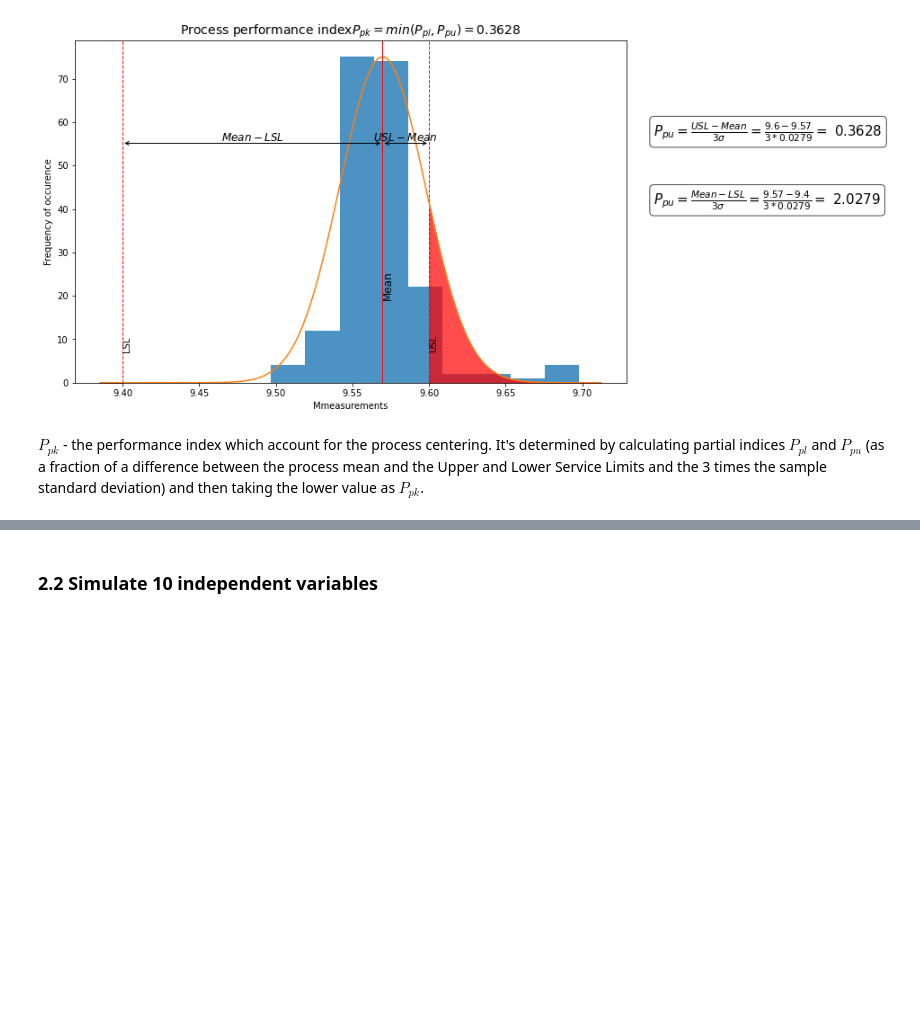
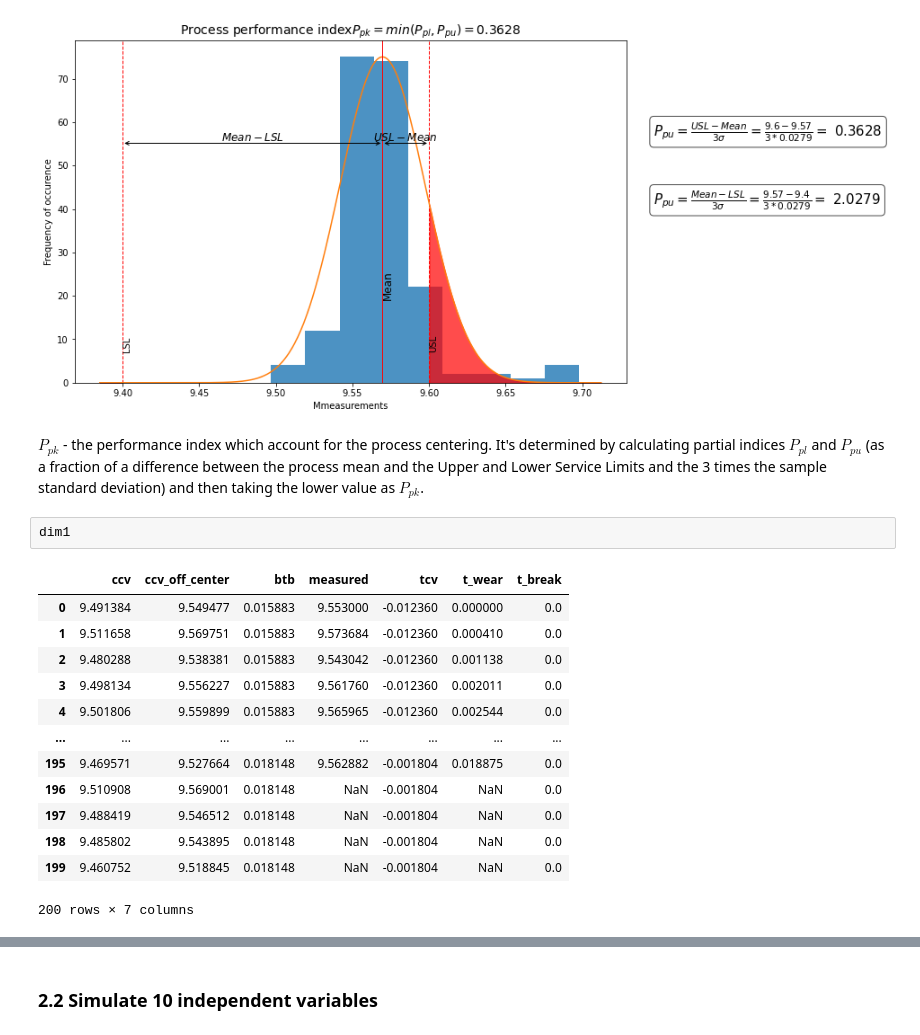
Before and after one commit to przemekbil/PfDA_2021_project, a Jupyter notebook: Project.ipynb, the cells around one changed output, grey strips where cells are left out. Cells and saved outputs as stored; diff of their text form; blank space fills up the shorter version.

```diff
--- a/Project.ipynb
+++ b/Project.ipynb
@@ -412,6 +412,22 @@ plt.show()
 [figure]
 # %% [markdown]
 $P_{pk}$ - the performance index which account for the process centering. It's determined by calculating partial indices $P_{pl}$ and $P_{pu}$ (as a fraction of a difference between the process mean and the Upper and Lower Service Limits and the 3 times the sample standard deviation) and then taking the lower value as $P_{pk}$.
+# %%
+dim1
+# %% [output]
+|  | ccv | ccv_off_center | btb | measured | tcv | t_wear | t_break |
+| 0 | 9.491384 | 9.549477 | 0.015883 | 9.553000 | -0.012360 | 0.000000 | 0.0 |
+| 1 | 9.511658 | 9.569751 | 0.015883 | 9.573684 | -0.012360 | 0.000410 | 0.0 |
+| 2 | 9.480288 | 9.538381 | 0.015883 | 9.543042 | -0.012360 | 0.001138 | 0.0 |
+| 3 | 9.498134 | 9.556227 | 0.015883 | 9.561760 | -0.012360 | 0.002011 | 0.0 |
+| 4 | 9.501806 | 9.559899 | 0.015883 | 9.565965 | -0.012360 | 0.002544 | 0.0 |
+| ... | ... | ... | ... | ... | ... | ... | ... |
+| 195 | 9.469571 | 9.527664 | 0.018148 | 9.562882 | -0.001804 | 0.018875 | 0.0 |
+| 196 | 9.510908 | 9.569001 | 0.018148 | NaN | -0.001804 | NaN | 0.0 |
+| 197 | 9.488419 | 9.546512 | 0.018148 | NaN | -0.001804 | NaN | 0.0 |
+| 198 | 9.485802 | 9.543895 | 0.018148 | NaN | -0.001804 | NaN | 0.0 |
+| 199 | 9.460752 | 9.518845 | 0.018148 | NaN | -0.001804 | NaN | 0.0 |
+200 rows × 7 columns
 # %%
 # Plot comparison for the Inherent Process Variation only and Total Process Variation
 
```
Also changed, not shown: parts of 1 cell of this notebook.
